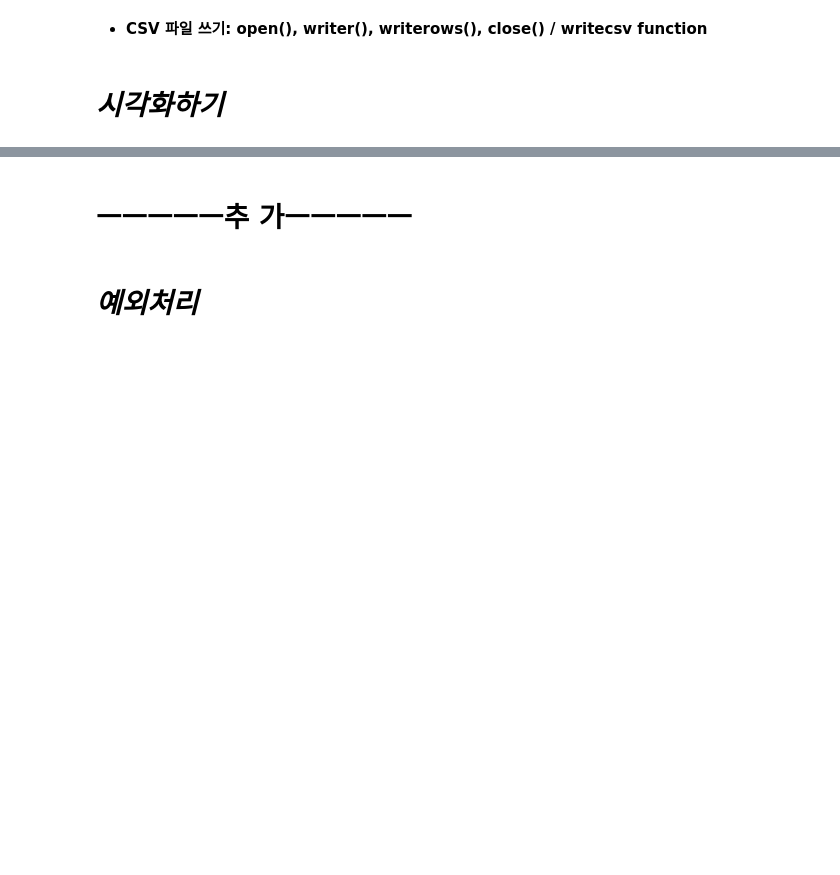
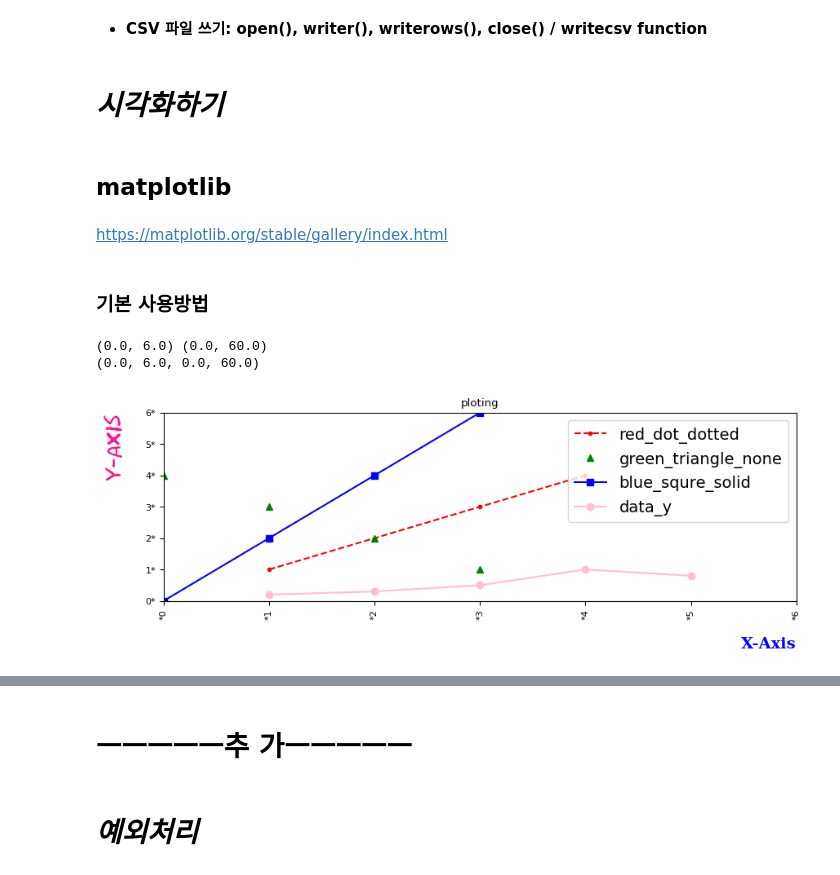
Before and after one commit to JSeoYoung/python-programming, a Jupyter notebook: python_base_summary_note.ipynb, the cells around one changed output, grey strips where cells are left out. Cells and saved outputs as stored; diff of their text form; code cells hidden in the pictures; blank space fills up the shorter version.

Commit message:
update file : python_base_summary_not.ipynb - visualization matplotlib

```diff
--- a/python_base_summary_note.ipynb
+++ b/python_base_summary_note.ipynb
@@ -2498,0 +2476,62 @@ plt.show()
+# %% [markdown]
+## **matplotlib**
+# %% [markdown]
+https://matplotlib.org/stable/gallery/index.html
+# %% [markdown]
+### **기본 사용방법**
+# %%
+import matplotlib.pyplot as plt
+
+# 라벨있는 데이터
+data_dict = {'data_x' : [1, 2, 3, 4, 5], 'data_y' : [2, 3, 5, 10, 8]}
+
+# 라벨 위치
+location_x = 'right'    # 'left', 'center'
+location_y = 'top'      # 'bottom', 'center'
+
+# 라벨 폰트
+font_x = {'family': 'serif', 'color': 'b', 'weight': 'bold', 'size': 14}
+font_y = {'family': 'fantasy', 'color': 'deeppink', 'weight': 'normal', 'size': 20}
+
+x_axis = ['*0', '*1', '*2', '*3', '*4', '*5', '*6']
+y_axis = ['0*', '1*', '2*', '3*', '4*', '5*', '6*']
+
+####################################
+
+plt.title('ploting')
+
+plt.style.use('default')
+plt.rcParams['figure.figsize'] = (10, 3)
+plt.rcParams['font.size'] = 8
+
+plt.plot([1,2,3,4], [10,20,30,40], 'r.--', label = 'red_dot_dotted')    # 색상 + 마커 + 선
+plt.plot([40,30,20,10], 'g^', label = 'green_triangle_none')
+plt.plot([0,20,40,60], 'bs-', label = 'blue_squre_solid')
+plt.plot('data_x', 'data_y', data = data_dict, color = 'pink', marker = 'o')
+
+plt.xticks(range(7), x_axis, rotation = 90)
+plt.yticks([i*10 for i in range(0,7)], y_axis)
+
+# plt.xlim([0, 6])
+# plt.ylim([1, 60])
+plt.axis([0, 6, 0, 60])         # [xmin, xmax, ymin, ymax]
+
+plt.xlabel('X-Axis', labelpad = 15, loc = location_x, fontdict = font_x)
+plt.ylabel('Y-Axis', labelpad = 20, loc = location_y, fontdict = font_y)
+
+# plt.legend(loc = (0.0, 1.0))
+plt.legend(loc = 'best', ncol = 1, fontsize = 14)    # 범례 활성화
+
+####################################
+
+x_range, y_range = plt.xlim(), plt.ylim()
+print(x_range, y_range)
+
+axis_range = plt.axis()
+print(axis_range)
+
+plt.show()
+# %% [output]
+(0.0, 6.0) (0.0, 60.0)
+(0.0, 6.0, 0.0, 60.0)
+[figure, added]
```
Also changed, not shown: parts of 27 cells of this notebook.
